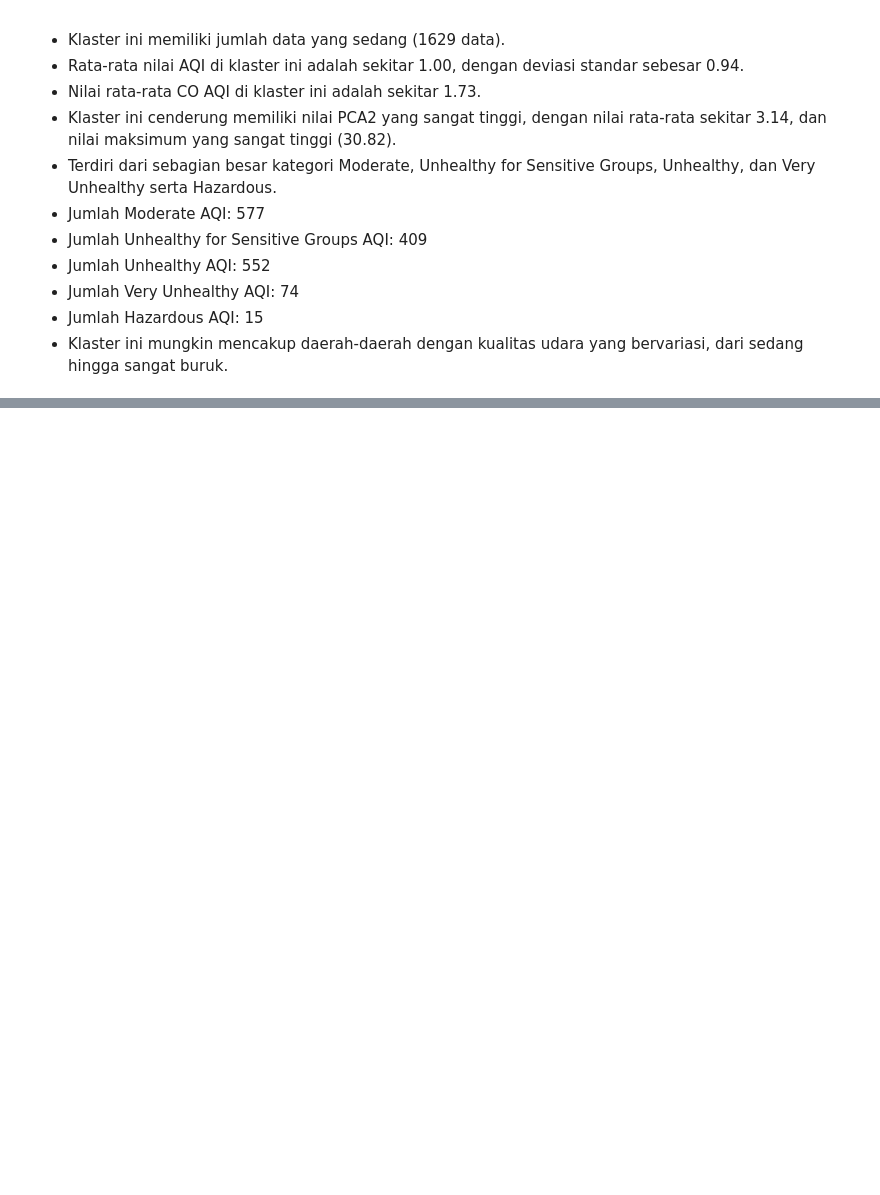
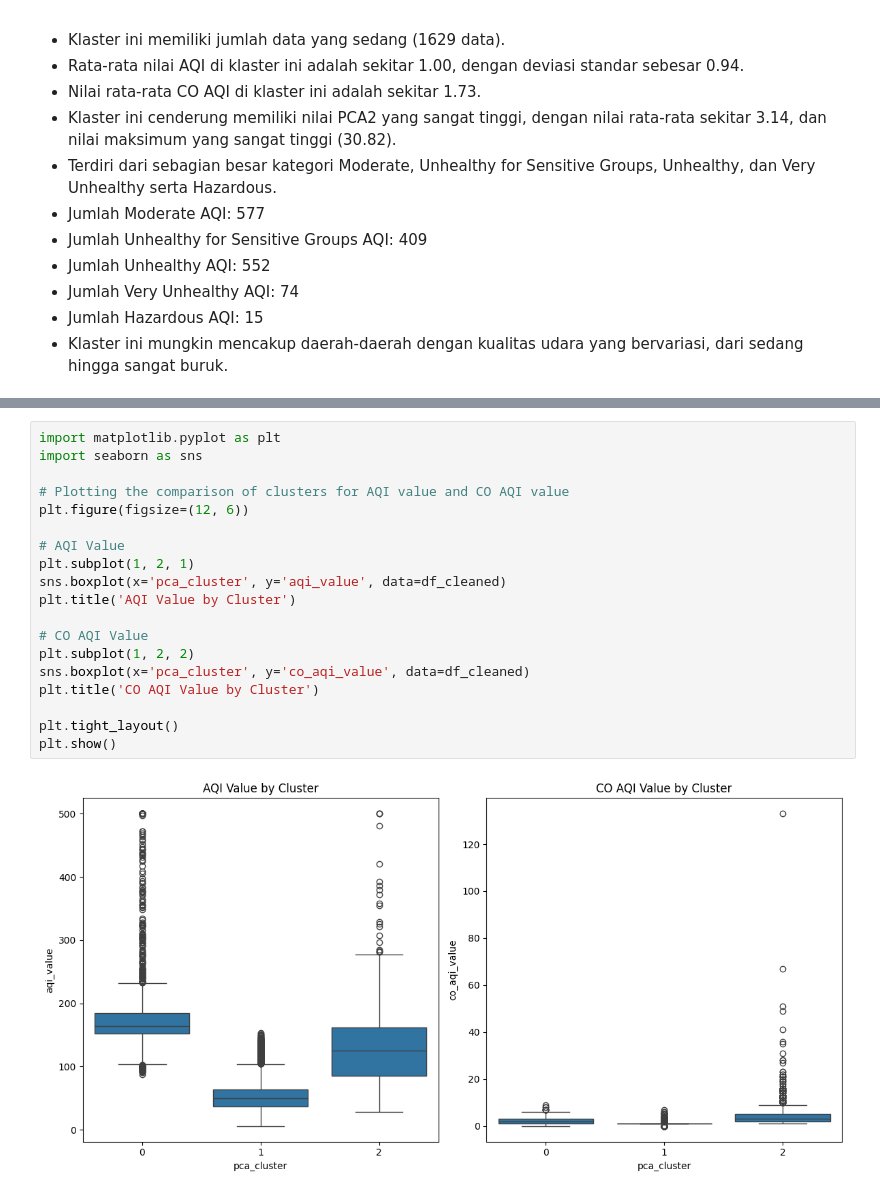
Before and after one commit to yudhamyn/PROJECT-AKHIR, a Jupyter notebook: yudha/main.ipynb, the cells around one changed output, grey strips where cells are left out. Drawn from its saved outputs; the diff is of its cells as text; blank space fills up the shorter version.

```diff
--- a/yudha/main.ipynb
+++ b/yudha/main.ipynb
@@ -857,0 +867,21 @@ pca_cluster                                             ...
+# %%
+import matplotlib.pyplot as plt
+import seaborn as sns
+
+# Plotting the comparison of clusters for AQI value and CO AQI value
+plt.figure(figsize=(12, 6))
+
+# AQI Value
+plt.subplot(1, 2, 1)
+sns.boxplot(x='pca_cluster', y='aqi_value', data=df_cleaned)
+plt.title('AQI Value by Cluster')
+
+# CO AQI Value
+plt.subplot(1, 2, 2)
+sns.boxplot(x='pca_cluster', y='co_aqi_value', data=df_cleaned)
+plt.title('CO AQI Value by Cluster')
+
+plt.tight_layout()
+plt.show()
+# %% [output]
+[figure, added]
```
Also changed, not shown: parts of 3 cells of this notebook, 3 other files.
